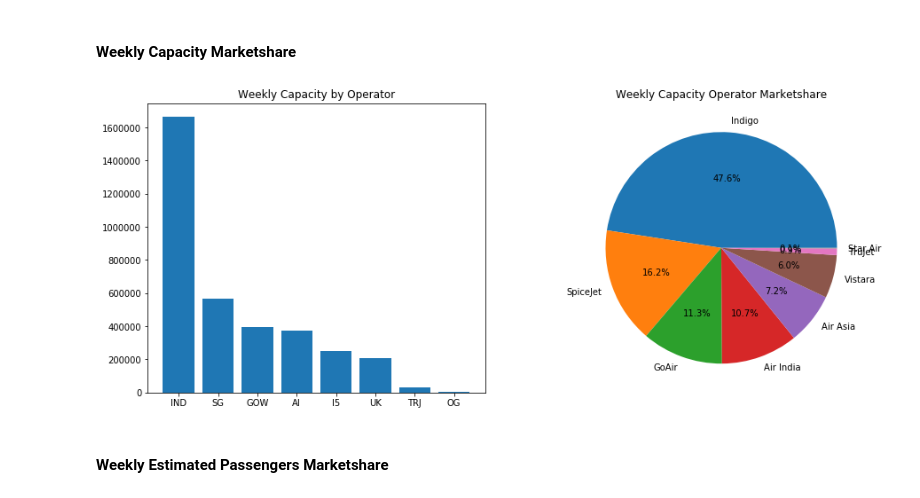
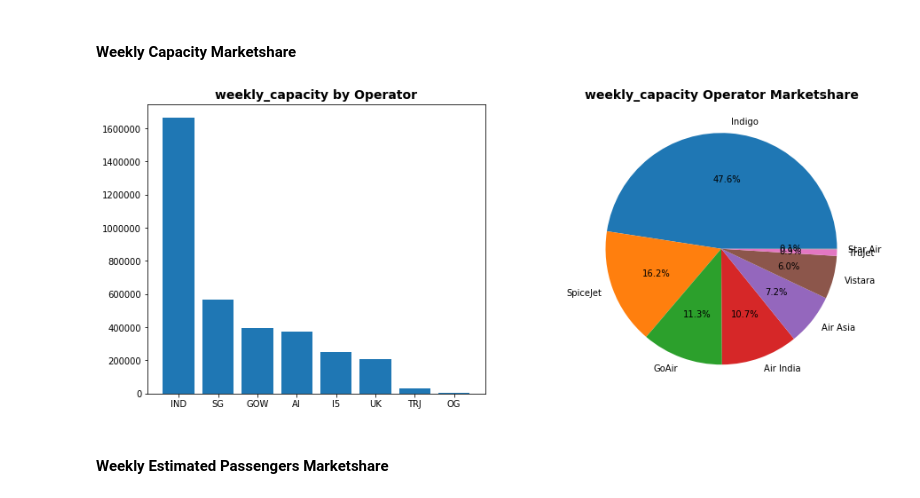
Before and after one commit to sanjeevgadre/Portfolio-Airport-Traffic, a Jupyter notebook: operator-movement-analysis.ipynb, the cells around one changed output. Drawn from its saved outputs; the diff is of its cells as text; code cells hidden in the pictures.

```diff
--- a/operator-movement-analysis.ipynb
+++ b/operator-movement-analysis.ipynb
@@ -79,29 +91,8 @@ plt.show()
 # %% [markdown]
 #### Weekly Capacity Marketshare
-# %%
-df = pd.DataFrame(data = None, index = codes_to_carrier.keys(), columns = ['weekly_capacity', 'mkt_share'])
-for operator in operators:
-    op_capacity = dat.query('operator == @operator')['weekly_capacity'].sum()
-    df.loc[df.index == operator, 'weekly_capacity'] = op_capacity
-    df.loc[df.index == operator, 'mkt_share'] = round(op_capacity/sum(dat.weekly_capacity), 4)
-
-df.at['AI'] = df[(df.index == 'AI') | (df.index == 'AAS')].sum(axis = 0) # Combining AI and AAS
-df = df.drop(index = 'AAS')
-df = df.sort_values(by = 'weekly_capacity', ascending = False)
-
-plt.figure(figsize = (15, 6))
-
-plt.subplot(1, 2, 1)
-plt.bar(df.index, df.weekly_capacity)
-plt.title('Weekly Capacity by Operator')
-
-plt.subplot(1, 2, 2)
-plt.pie(df.mkt_share, radius = 1, autopct = '%1.1f%%',
-        labels = [codes_to_carrier[value] for value in df.index])
-plt.title('Weekly Capacity Operator Marketshare')
-
-plt.show()
-# %% [output]
-[figure, removed]
+# %%
+plt_shr(dat, 'weekly_capacity')
+# %% [output]
+[figure, added]
 # %% [markdown]
 #### Weekly Estimated Passengers Marketshare
```
Also changed, not shown: parts of 42 cells of this notebook.
